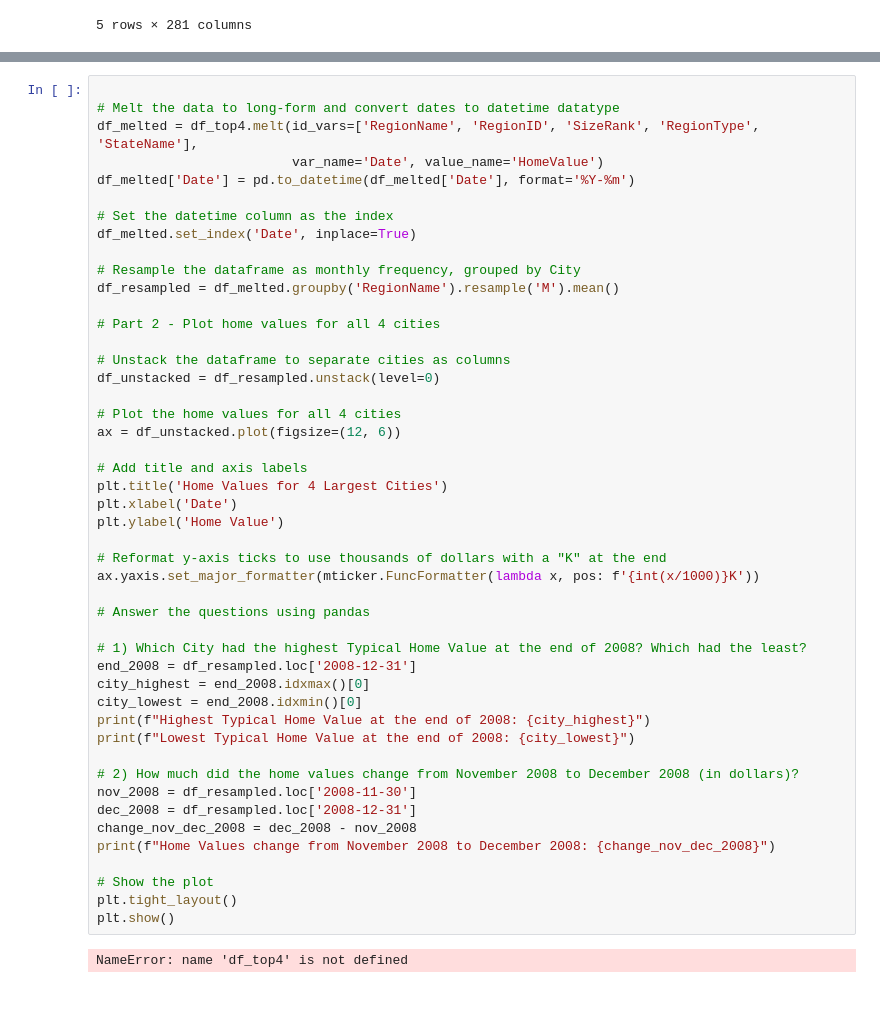
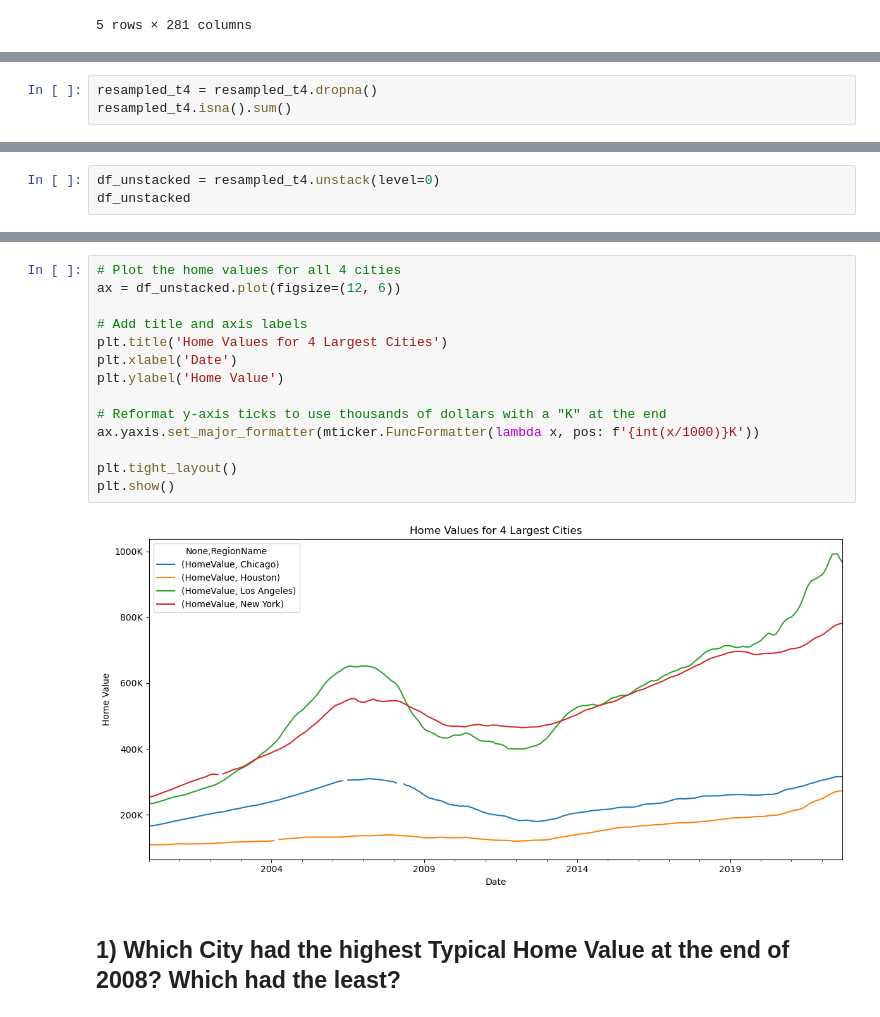
Before and after one commit to pmontecinos23/Time-Series, a Jupyter notebook: Time Series from Wide-Form Data.ipynb, the cells around one changed output, grey strips where cells are left out. Drawn from its saved outputs; the diff is of its cells as text.

```diff
--- a/Time Series from Wide-Form Data.ipynb
+++ b/Time Series from Wide-Form Data.ipynb
@@ -96,0 +110,3 @@ resampled_t4 = long_top4.groupby('RegionName').resample('M').mean()
+# %%
+resampled_t4 = resampled_t4.dropna()
+resampled_t4.isna().sum()
@@ -96,0 +118,3 @@ resampled_t4 = long_top4.groupby('RegionName').resample('M').mean()
+# %%
+df_unstacked = resampled_t4.unstack(level=0)
+df_unstacked
@@ -97,49 +137,18 @@ resampled_t4 = long_top4.groupby('RegionName').resample('M').mean()
 # %%
-
-# Melt the data to long-form and convert dates to datetime datatype
-df_melted = df_top4.melt(id_vars=['RegionName', 'RegionID', 'SizeRank', 'RegionType', 'StateName'],
-                         var_name='Date', value_name='HomeValue')
-df_melted['Date'] = pd.to_datetime(df_melted['Date'], format='%Y-%m')
-
-# Set the datetime column as the index
-df_melted.set_index('Date', inplace=True)
-
-# Resample the dataframe as monthly frequency, grouped by City
-df_resampled = df_melted.groupby('RegionName').resample('M').mean()
-
-# Part 2 - Plot home values for all 4 cities
-
-# Unstack the dataframe to separate cities as columns
-df_unstacked = df_resampled.unstack(level=0)
-
 # Plot the home values for all 4 cities
 ax = df_unstacked.plot(figsize=(12, 6))
 
 # Add title and axis labels
 plt.title('Home Values for 4 Largest Cities')
 plt.xlabel('Date')
 plt.ylabel('Home Value')
 
 # Reformat y-axis ticks to use thousands of dollars with a "K" at the end
 ax.yaxis.set_major_formatter(mticker.FuncFormatter(lambda x, pos: f'{int(x/1000)}K'))
 
-# Answer the questions using pandas
-
-# 1) Which City had the highest Typical Home Value at the end of 2008? Which had the least?
-end_2008 = df_resampled.loc['2008-12-31']
-city_highest = end_2008.idxmax()[0]
-city_lowest = end_2008.idxmin()[0]
-print(f"Highest Typical Home Value at the end of 2008: {city_highest}")
-print(f"Lowest Typical Home Value at the end of 2008: {city_lowest}")
-
-# 2) How much did the home values change from November 2008 to December 2008 (in dollars)?
-nov_2008 = df_resampled.loc['2008-11-30']
-dec_2008 = df_resampled.loc['2008-12-31']
-change_nov_dec_2008 = dec_2008 - nov_2008
-print(f"Home Values change from November 2008 to December 2008: {change_nov_dec_2008}")
-
-# Show the plot
 plt.tight_layout()
 plt.show()
 # %% [output]
-NameError: name 'df_top4' is not defined
+[figure, added]
+# %% [markdown]
+## 1) Which City had the highest Typical Home Value at the end of 2008? Which had the least?
```
Also changed, not shown: parts of 19 cells of this notebook.
